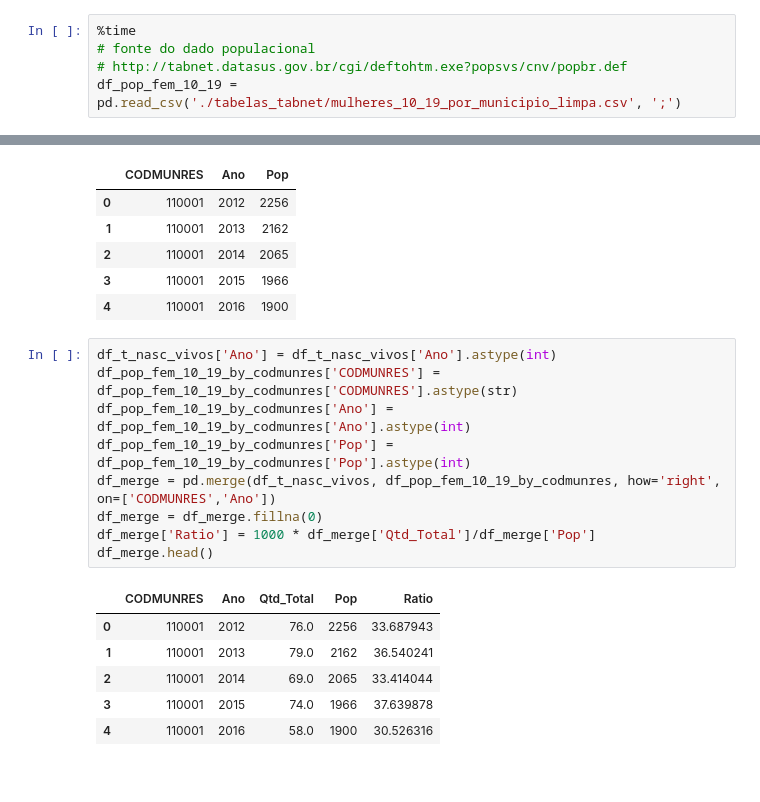
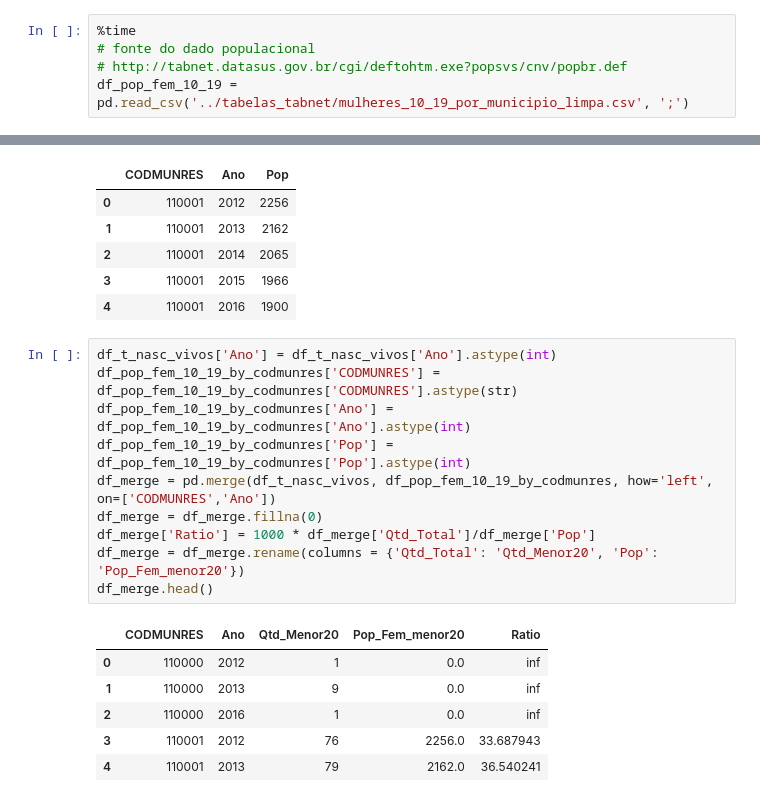
Before and after one commit to ivan-alvarenga/near_miss_ufrj, a Jupyter notebook: calculos/QR-28-taxa_fecundidade_menores_20_multiplicado_por_mil.ipynb, the cells around one changed output, grey strips where cells are left out. Saved outputs shown, nothing was run; the diff lists cells and outputs as text.

```diff
--- a/calculos/QR-28-taxa_fecundidade_menores_20_multiplicado_por_mil.ipynb
+++ b/calculos/QR-28-taxa_fecundidade_menores_20_multiplicado_por_mil.ipynb
@@ -144,5 +144,5 @@ Record rows length : 44295
 %time
 # fonte do dado populacional
 # http://tabnet.datasus.gov.br/cgi/deftohtm.exe?popsvs/cnv/popbr.def
-df_pop_fem_10_19 = pd.read_csv('./tabelas_tabnet/mulheres_10_19_por_municipio_limpa.csv', ';')
+df_pop_fem_10_19 = pd.read_csv('../tabelas_tabnet/mulheres_10_19_por_municipio_limpa.csv', ';')
 # %% [output]
@@ -196,18 +196,19 @@ df_pop_fem_10_19_by_codmunres.head()
 # %%
 df_t_nasc_vivos['Ano'] = df_t_nasc_vivos['Ano'].astype(int)
 df_pop_fem_10_19_by_codmunres['CODMUNRES'] = df_pop_fem_10_19_by_codmunres['CODMUNRES'].astype(str)
 df_pop_fem_10_19_by_codmunres['Ano'] = df_pop_fem_10_19_by_codmunres['Ano'].astype(int)
 df_pop_fem_10_19_by_codmunres['Pop'] = df_pop_fem_10_19_by_codmunres['Pop'].astype(int)
-df_merge = pd.merge(df_t_nasc_vivos, df_pop_fem_10_19_by_codmunres, how='right', on=['CODMUNRES','Ano'])
+df_merge = pd.merge(df_t_nasc_vivos, df_pop_fem_10_19_by_codmunres, how='left', on=['CODMUNRES','Ano'])
 df_merge = df_merge.fillna(0)
 df_merge['Ratio'] = 1000 * df_merge['Qtd_Total']/df_merge['Pop']
+df_merge = df_merge.rename(columns = {'Qtd_Total': 'Qtd_Menor20', 'Pop': 'Pop_Fem_menor20'})
 df_merge.head()
 # %% [output]
-|  | CODMUNRES | Ano | Qtd_Total | Pop | Ratio |
-| 0 | 110001 | 2012 | 76.0 | 2256 | 33.687943 |
-| 1 | 110001 | 2013 | 79.0 | 2162 | 36.540241 |
-| 2 | 110001 | 2014 | 69.0 | 2065 | 33.414044 |
-| 3 | 110001 | 2015 | 74.0 | 1966 | 37.639878 |
-| 4 | 110001 | 2016 | 58.0 | 1900 | 30.526316 |
+|  | CODMUNRES | Ano | Qtd_Menor20 | Pop_Fem_menor20 | Ratio |
+| 0 | 110000 | 2012 | 1 | 0.0 | inf |
+| 1 | 110000 | 2013 | 9 | 0.0 | inf |
+| 2 | 110000 | 2016 | 1 | 0.0 | inf |
+| 3 | 110001 | 2012 | 76 | 2256.0 | 33.687943 |
+| 4 | 110001 | 2013 | 79 | 2162.0 | 36.540241 |
 # %%
 %time
```
Also changed, not shown: parts of 3 cells of this notebook, 7 other files.
